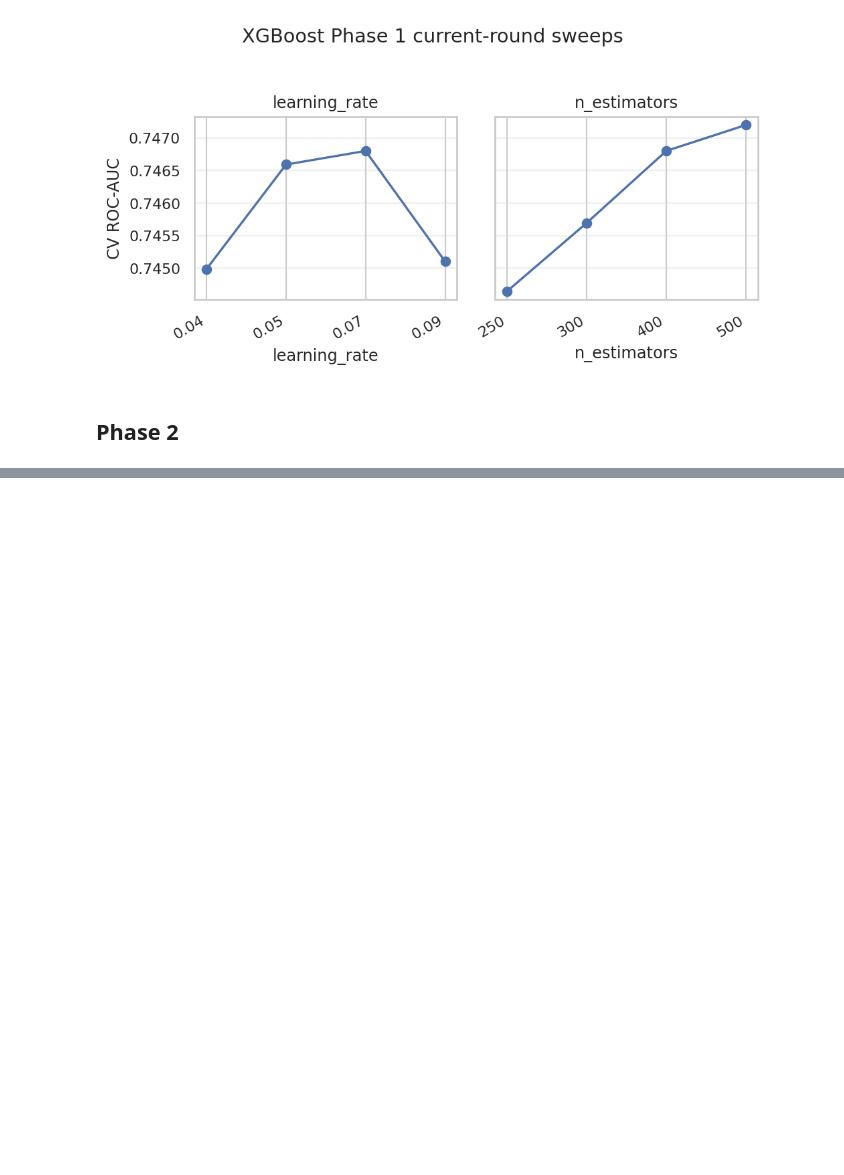
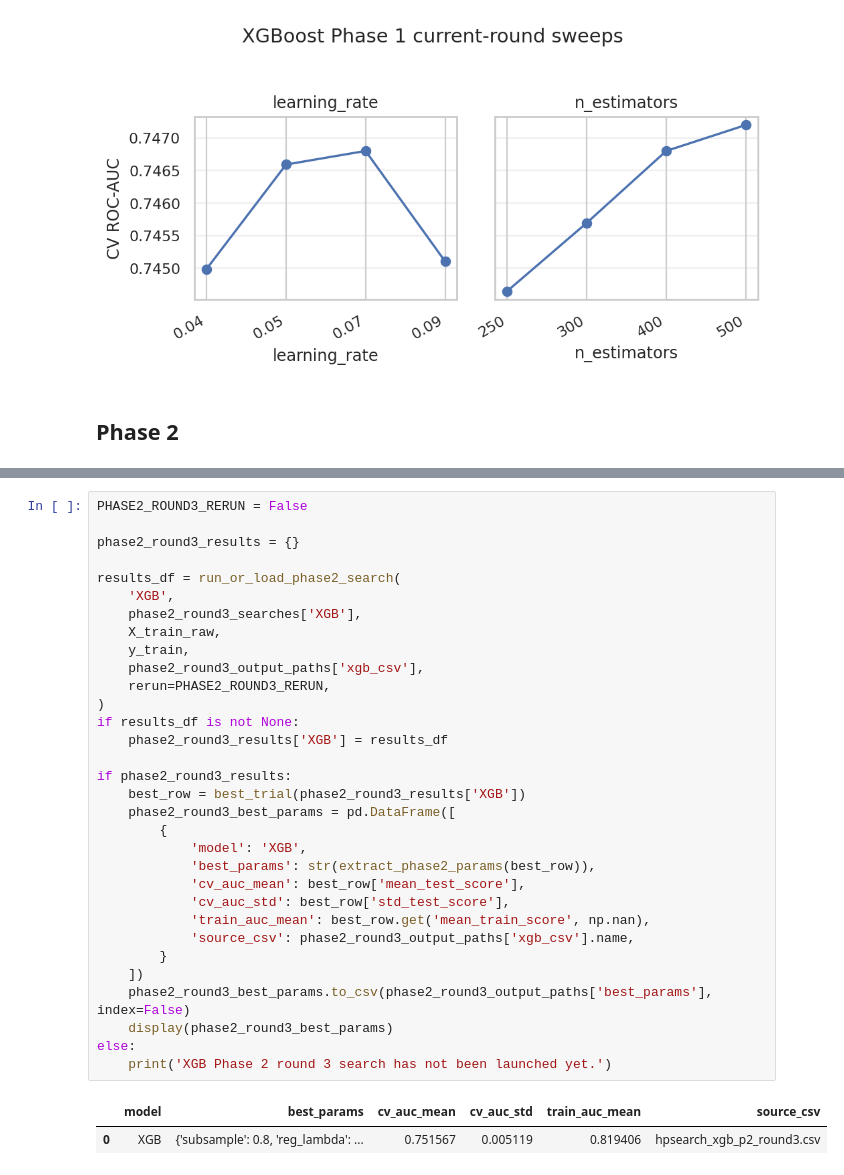
Before and after one commit to sdxshuai/CSC522-S26-proj-deadlock-match-forecast, a Jupyter notebook: notebooks/04_hyperparam_search.ipynb, the cells around one changed output, grey strips where cells are left out. Cells and saved outputs as stored; diff of their text form; blank space fills up the shorter version.

```diff
--- a/notebooks/04_hyperparam_search.ipynb
+++ b/notebooks/04_hyperparam_search.ipynb
@@ -826,0 +905,35 @@ display(phase2_search_summary)
+# %%
+PHASE2_ROUND3_RERUN = False
+
+phase2_round3_results = {}
+
+results_df = run_or_load_phase2_search(
+    'XGB',
+    phase2_round3_searches['XGB'],
+    X_train_raw,
+    y_train,
+    phase2_round3_output_paths['xgb_csv'],
+    rerun=PHASE2_ROUND3_RERUN,
+)
+if results_df is not None:
+    phase2_round3_results['XGB'] = results_df
+
+if phase2_round3_results:
+    best_row = best_trial(phase2_round3_results['XGB'])
+    phase2_round3_best_params = pd.DataFrame([
+        {
+            'model': 'XGB',
+            'best_params': str(extract_phase2_params(best_row)),
+            'cv_auc_mean': best_row['mean_test_score'],
+            'cv_auc_std': best_row['std_test_score'],
+            'train_auc_mean': best_row.get('mean_train_score', np.nan),
+            'source_csv': phase2_round3_output_paths['xgb_csv'].name,
+        }
+    ])
+    phase2_round3_best_params.to_csv(phase2_round3_output_paths['best_params'], index=False)
+    display(phase2_round3_best_params)
+else:
+    print('XGB Phase 2 round 3 search has not been launched yet.')
+# %% [output]
+|  | model | best_params | cv_auc_mean | cv_auc_std | train_auc_mean | source_csv |
+| 0 | XGB | {'subsample': 0.8, 'reg_lambda': ... | 0.751567 | 0.005119 | 0.819406 | hpsearch_xgb_p2_round3.csv |
```
Also changed, not shown: parts of 18 cells of this notebook, 15 other files.
